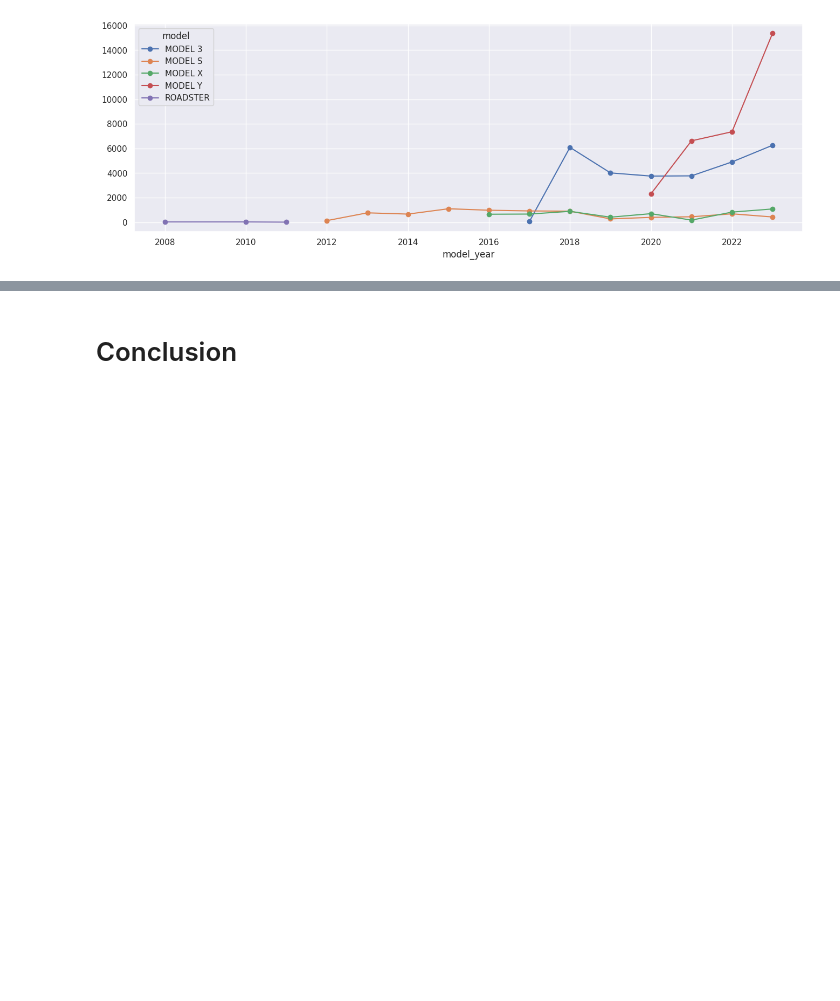
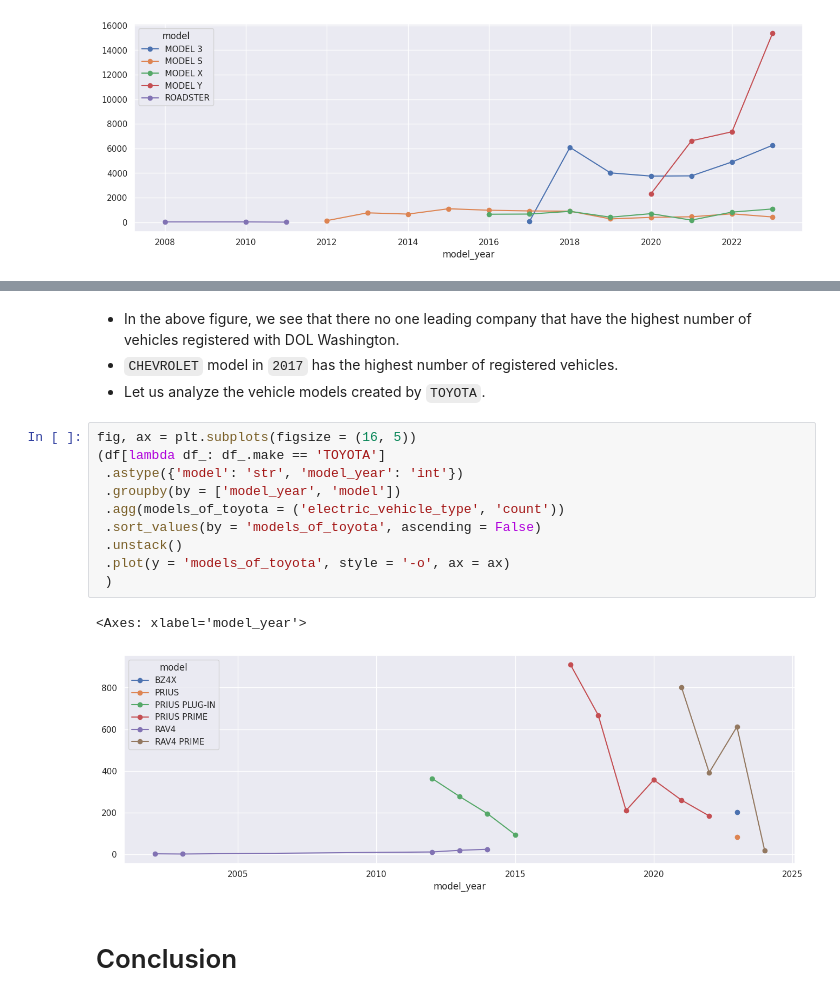
Before and after one commit to Murad1997/DS-Portfolio, a Jupyter notebook: Data_analysis_and_modeling.ipynb, the cells around one changed output, grey strips where cells are left out. Cells and saved outputs as stored; diff of their text form; blank space fills up the shorter version.

```diff
--- a/Data_analysis_and_modeling.ipynb
+++ b/Data_analysis_and_modeling.ipynb
@@ -309,2 +354,19 @@ fig, ax = plt.subplots(figsize = (16, 5))
+# %% [markdown]
+  - In the above figure, we see that there no one leading company that have the highest number of vehicles registered with DOL Washington.
+  - `CHEVROLET` model in `2017` has the highest number of registered vehicles.
+  - Let us analyze the vehicle models created by `TOYOTA`.
+# %%
+fig, ax = plt.subplots(figsize = (16, 5))
+(df[lambda df_: df_.make == 'TOYOTA']
+ .astype({'model': 'str', 'model_year': 'int'})
+ .groupby(by = ['model_year', 'model'])
+ .agg(models_of_toyota = ('electric_vehicle_type', 'count'))
+ .sort_values(by = 'models_of_toyota', ascending = False)
+ .unstack()
+ .plot(y = 'models_of_toyota', style = '-o', ax = ax)
+ )
+# %% [output]
+<Axes: xlabel='model_year'>
+[figure, added]
 # %% [markdown]
 # Conclusion
```
Also changed, not shown: parts of 8 cells of this notebook.
